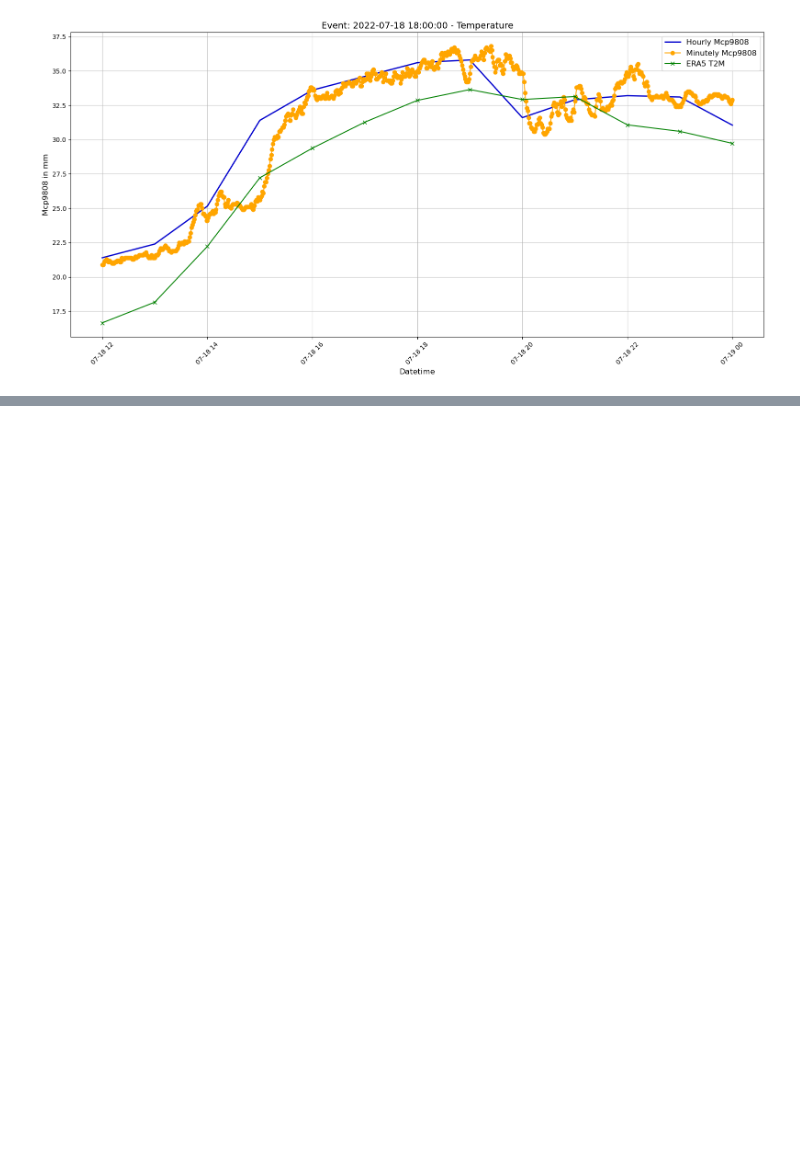
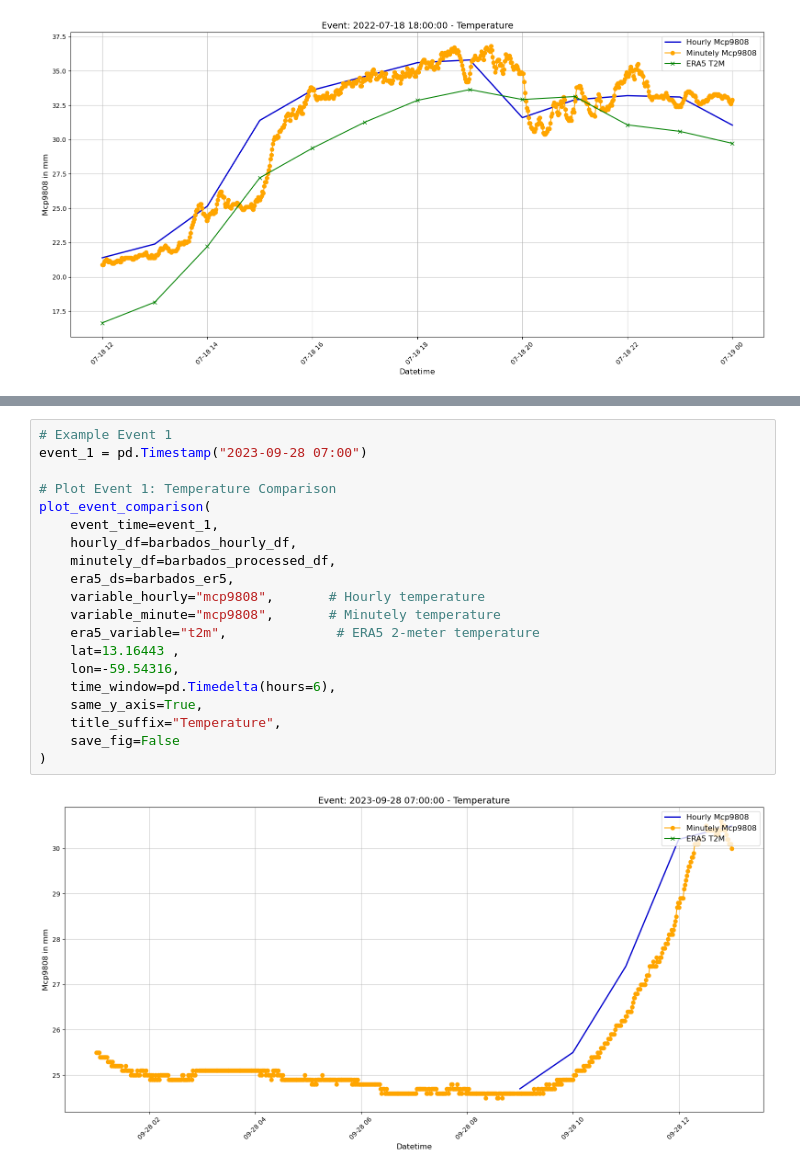
Before and after one commit to Ferdinand1123/digital-twin-for-weather-station, a Jupyter notebook: event_comparison.ipynb, the cells around one changed output, grey strips where cells are left out. Cells and saved outputs as stored; diff of their text form; blank space fills up the shorter version.

```diff
--- a/event_comparison.ipynb
+++ b/event_comparison.ipynb
@@ -769,0 +858,22 @@ plot_event_comparison(
+# %%
+# Example Event 1
+event_1 = pd.Timestamp("2023-09-28 07:00")
+
+# Plot Event 1: Temperature Comparison
+plot_event_comparison(
+    event_time=event_1,
+    hourly_df=barbados_hourly_df,
+    minutely_df=barbados_processed_df,
+    era5_ds=barbados_er5,
+    variable_hourly="mcp9808",       # Hourly temperature
+    variable_minute="mcp9808",       # Minutely temperature
+    era5_variable="t2m",              # ERA5 2-meter temperature
+    lat=13.16443 ,
+    lon=-59.54316,
+    time_window=pd.Timedelta(hours=6),
+    same_y_axis=True,
+    title_suffix="Temperature",
+    save_fig=False
+)
+# %% [output]
+[figure, added]
```
Also changed, not shown: parts of 12 cells of this notebook, 1 other file.
